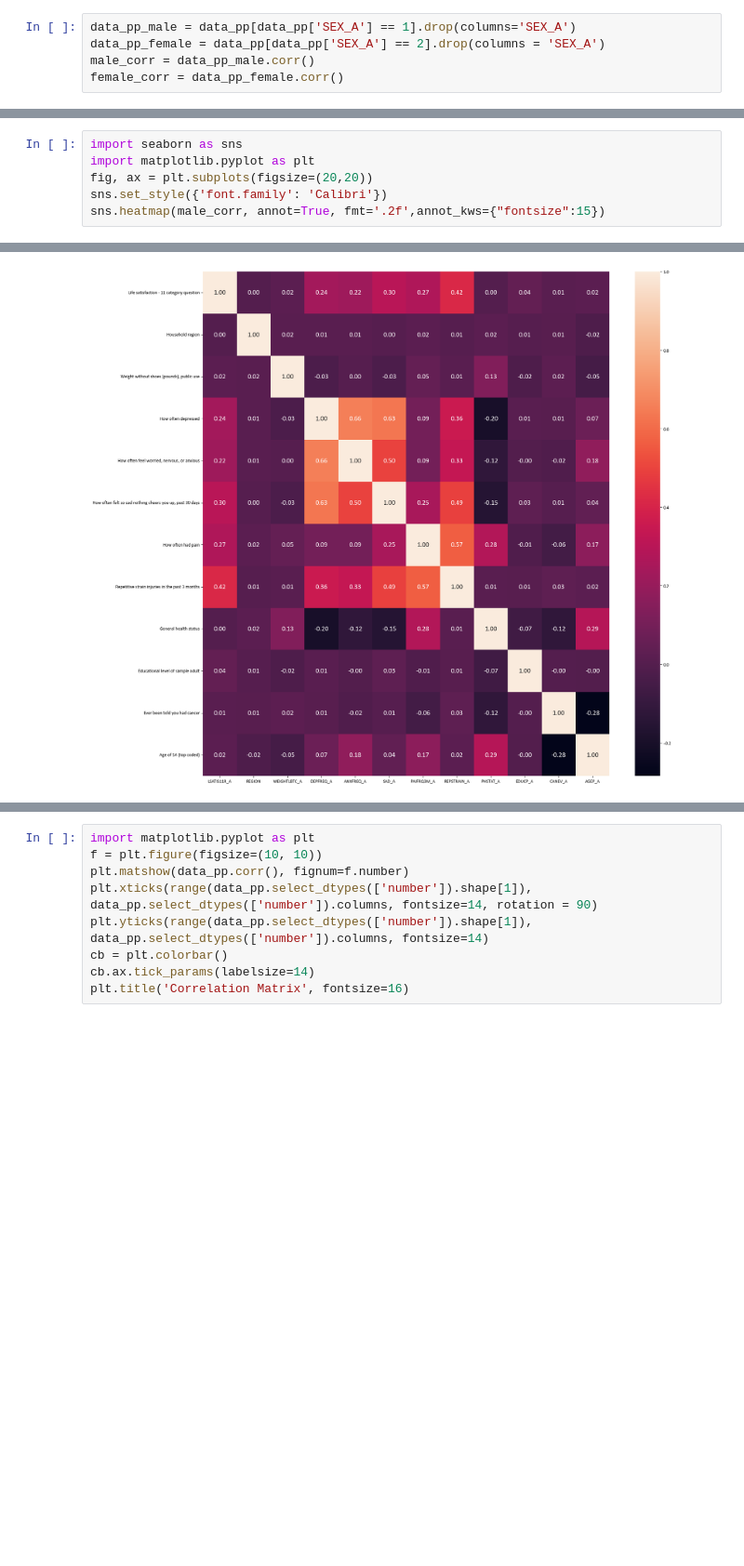
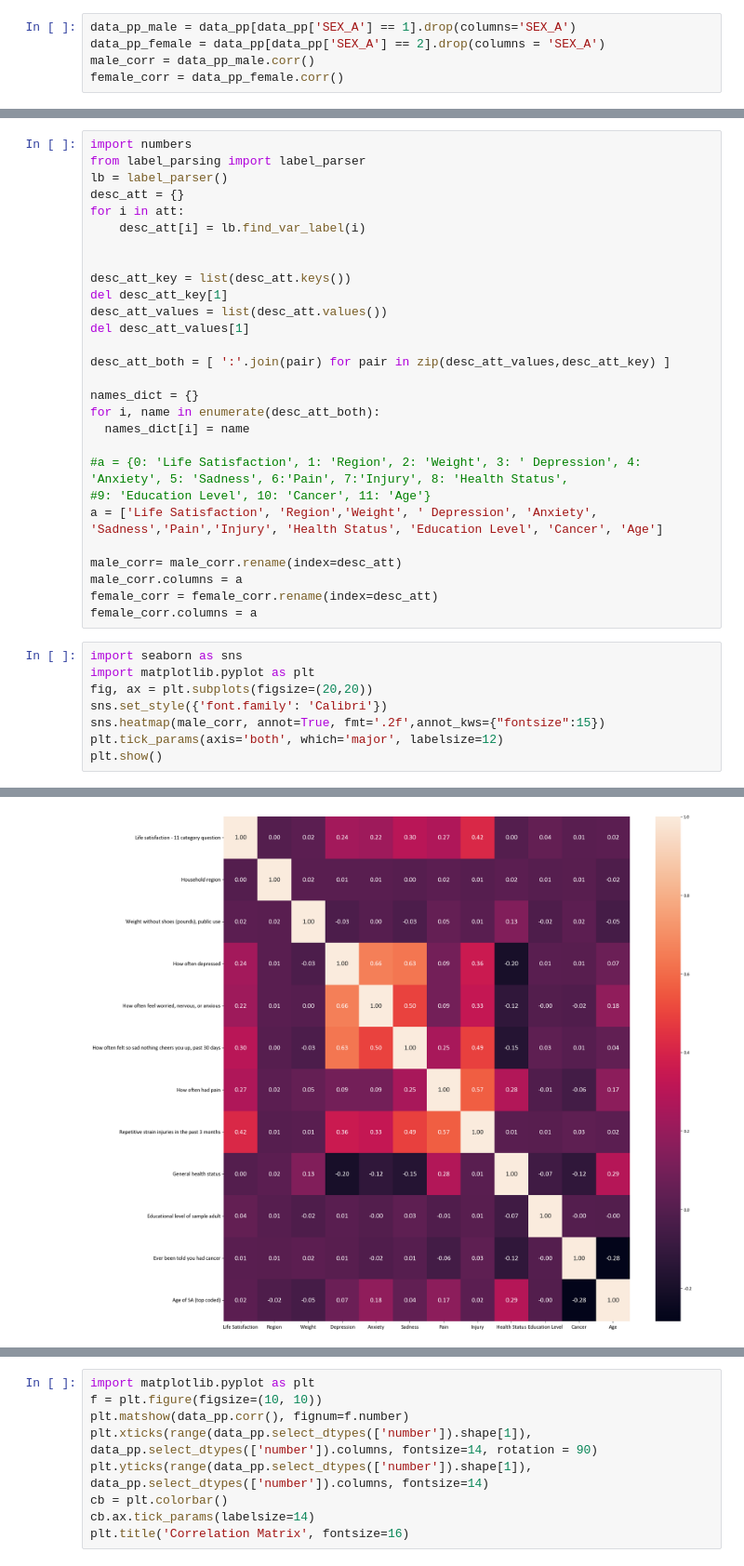
Before and after one commit to peterlecavalier/mentalhealthanalysis, a Jupyter notebook: coyan_correlationmatrix.ipynb, the cells around one changed output, grey strips where cells are left out. Shown: that part at 93% size. Cells and saved outputs as stored; diff of their text form; blank space fills up the shorter version.

```diff
--- a/coyan_correlationmatrix.ipynb
+++ b/coyan_correlationmatrix.ipynb
@@ -24,7 +16,37 @@ female_corr = female_corr.rename(index=desc_att)
+# %%
+import numbers
+from label_parsing import label_parser
+lb = label_parser()
+desc_att = {}
+for i in att:
+    desc_att[i] = lb.find_var_label(i)
+
+
+desc_att_key = list(desc_att.keys())
+del desc_att_key[1]
+desc_att_values = list(desc_att.values())
+del desc_att_values[1]
+
+desc_att_both = [ ':'.join(pair) for pair in zip(desc_att_values,desc_att_key) ]
+
+names_dict = {}
+for i, name in enumerate(desc_att_both):
+  names_dict[i] = name
+
+#a = {0: 'Life Satisfaction', 1: 'Region', 2: 'Weight', 3: ' Depression', 4: 'Anxiety', 5: 'Sadness', 6:'Pain', 7:'Injury', 8: 'Health Status',
+#9: 'Education Level', 10: 'Cancer', 11: 'Age'}
+a = ['Life Satisfaction', 'Region','Weight', ' Depression', 'Anxiety', 'Sadness','Pain','Injury', 'Health Status', 'Education Level', 'Cancer', 'Age']
+
+male_corr= male_corr.rename(index=desc_att)
+male_corr.columns = a
+female_corr = female_corr.rename(index=desc_att)
+female_corr.columns = a
 # %%
 import seaborn as sns
 import matplotlib.pyplot as plt
 fig, ax = plt.subplots(figsize=(20,20))
 sns.set_style({'font.family': 'Calibri'})
 sns.heatmap(male_corr, annot=True, fmt='.2f',annot_kws={"fontsize":15})
+plt.tick_params(axis='both', which='major', labelsize=12)
+plt.show()
 # %% [output]
@@ -32,4 +53,4 @@ sns.heatmap(male_corr, annot=True, fmt='.2f',annot_kws={"fontsize":15})
-[figure, old version]
+[figure, new version]
 # %%
 import seaborn as sns
 import matplotlib.pyplot as plt
```
Also changed, not shown: parts of 3 cells of this notebook, 2 other files.
